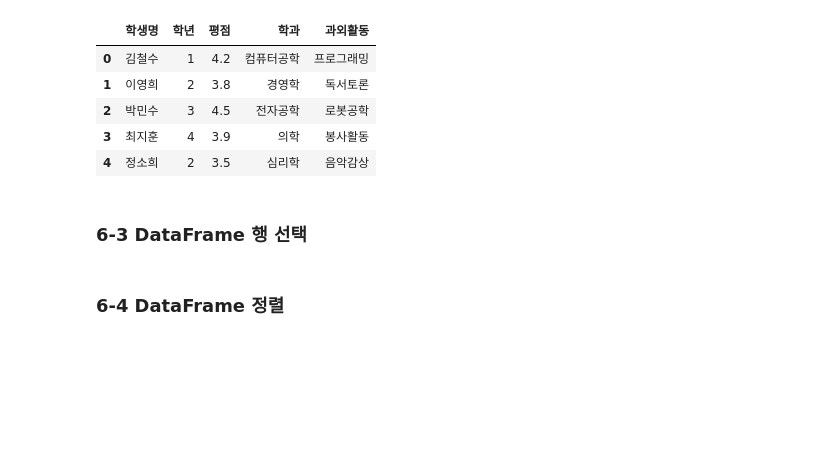
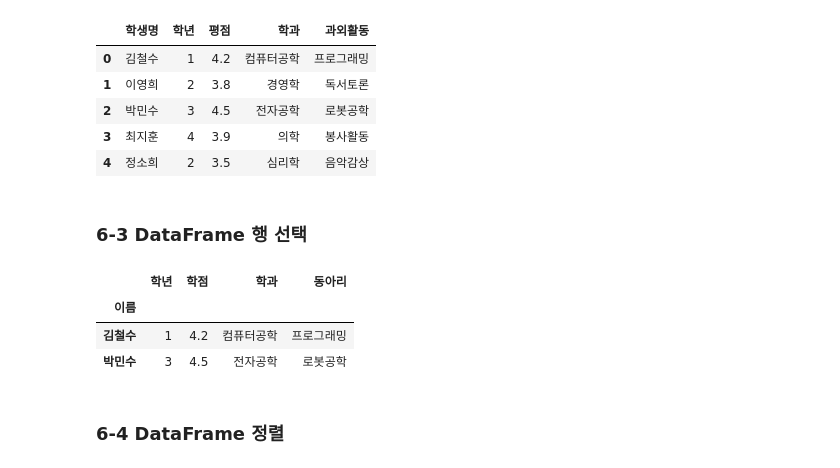
Before and after one commit to iam149cm/Data-Analysis-with-Open-Source, a Jupyter notebook: 오픈소스_데이터_분석_6강.ipynb, the cells around one changed output. Cells and saved outputs as stored; diff of their text form; code cells hidden in the pictures; blank space fills up the shorter version.

```diff
--- a/오픈소스_데이터_분석_6강.ipynb
+++ b/오픈소스_데이터_분석_6강.ipynb
@@ -79,21 +79,37 @@ df_renamed
 # %%
 import pandas as pd
 
 data = {
     "이름": ["김철수", "이영희", "박민수", "최지훈", "정소희"],
     "학년": [1, 2, 3, 4, 2],
     "학점": [4.2, 3.8, 4.5, 3.9, 3.5],
     "학과": ["컴퓨터공학", "경영학", "전자공학", "의학", "심리학"],
     "동아리": ["프로그래밍", "독서토론", "로봇공학", "봉사활동", "음악감상"]
 }
 
 #DataFrame 인덱스 지정
+df = pd.DataFrame(data) # 데이터 프레임 만들기
+df = df.set_index('이름') # 데이터 프레임 인덱스 지정 -- 다룰 데이터의 중요 속성을 숫자가 아닌 인덱스로 설정
+df
 
 #DataFrame 행 선택
+df.loc['김철수']
+df.loc[['김철수', '이영희']]
+df.loc['김철수':'박민수'] # slicing
 
 #DataFrame 위치 기반 행 선택
+df.iloc[1]
+df.iloc[[2,3]] # 인덱스를 list 로 만들어서 여러 행을 가져올 수 있다
+df.iloc[1:3]
 
 #DataFrame 조건 기반 선택
+df.loc[[True, False, True, False, False]] # boolean indexing
+df.loc[df['학점'] >= 4.0] # 조건 기반의 선택
+# %% [output]
+|  | 학년 | 학점 | 학과 | 동아리 |
+| 이름 |  |  |  |  |
+| 김철수 | 1 | 4.2 | 컴퓨터공학 | 프로그래밍 |
+| 박민수 | 3 | 4.5 | 전자공학 | 로봇공학 |
 # %% [markdown]
 ### 6-4 DataFrame 정렬
 # %%
```
